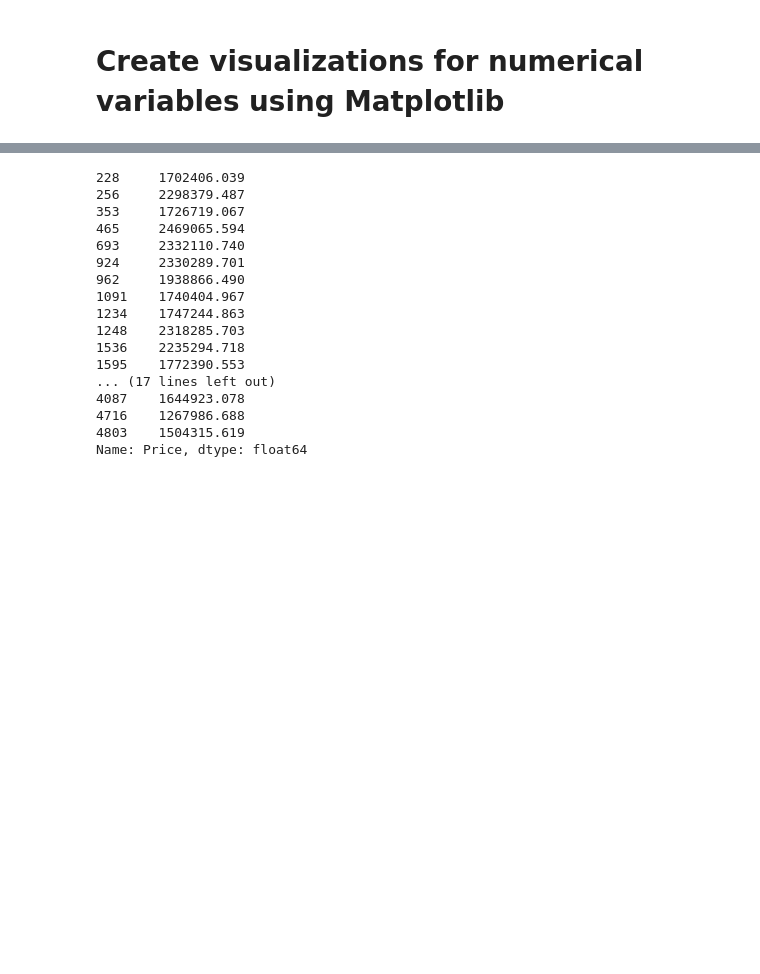
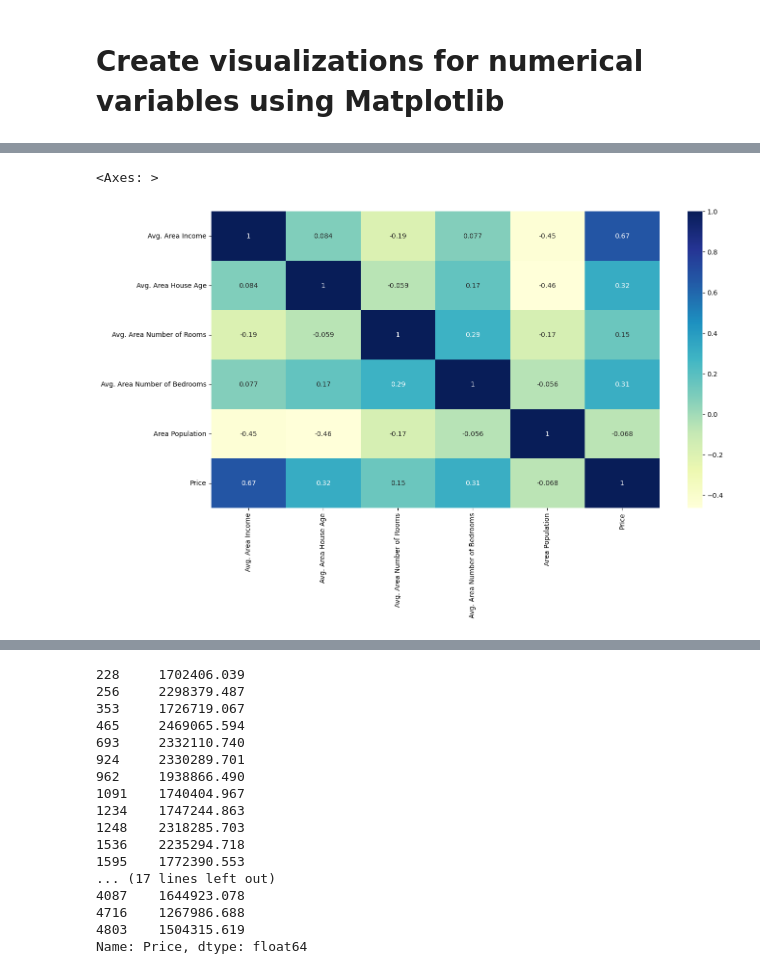
Before and after one commit to Miirshe/USA-Housing-Analysis-and-Prediction-Price, a Jupyter notebook: USA-Housing-Analysis-and-Prediction-Price.ipynb, the cells around one changed output, grey strips where cells are left out. Drawn from its saved outputs; the diff is of its cells as text; code cells hidden in the pictures; blank space fills up the shorter version.

```diff
--- a/USA-Housing-Analysis-and-Prediction-Price.ipynb
+++ b/USA-Housing-Analysis-and-Prediction-Price.ipynb
@@ -183,14 +211,20 @@ plt.tight_layout()
 # %%
 from scipy.stats import zscore
 
 # Calculate Z-scores for each column
 z_scores = zscore(usa_housing.select_dtypes(include='float'))
 
 # Define a threshold for Z-scores (e.g., 3)
 threshold = 3
 
 # Filter rows where any Z-score exceeds the threshold
 outliers = (z_scores > threshold).any(axis=1)
 
 # Remove outliers
 usa_housing = usa_housing[outliers]
+data =  usa_housing.drop(['Address'], axis = 1 )
+plt.figure(figsize = (15,8))
+sns.heatmap(data.corr(), annot = True , cmap = "YlGnBu")
+# %% [output]
+<Axes: >
+[figure, added]
```
Also changed, not shown: parts of 21 cells of this notebook.
